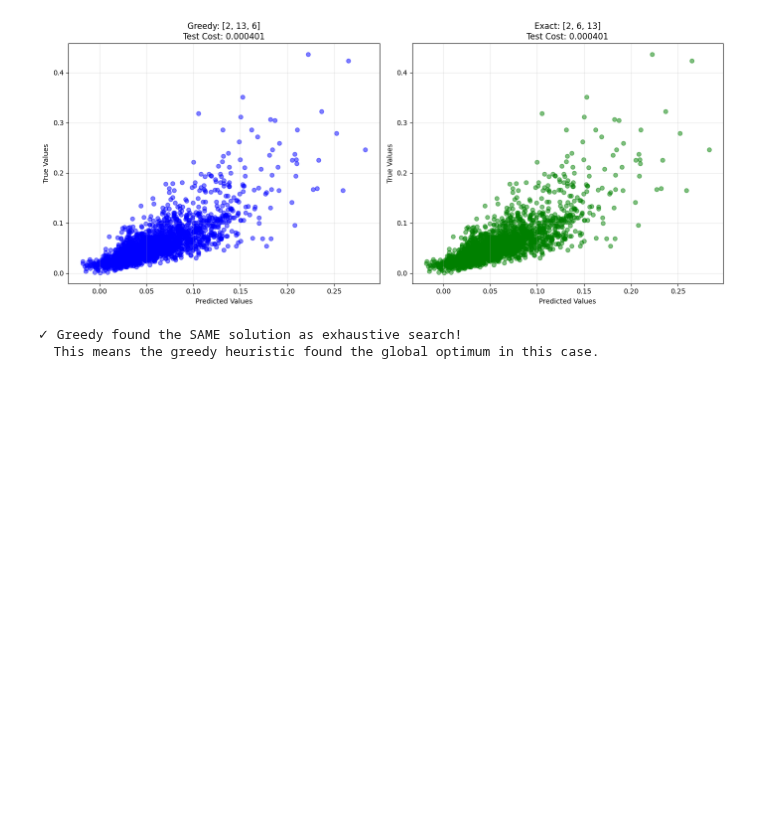
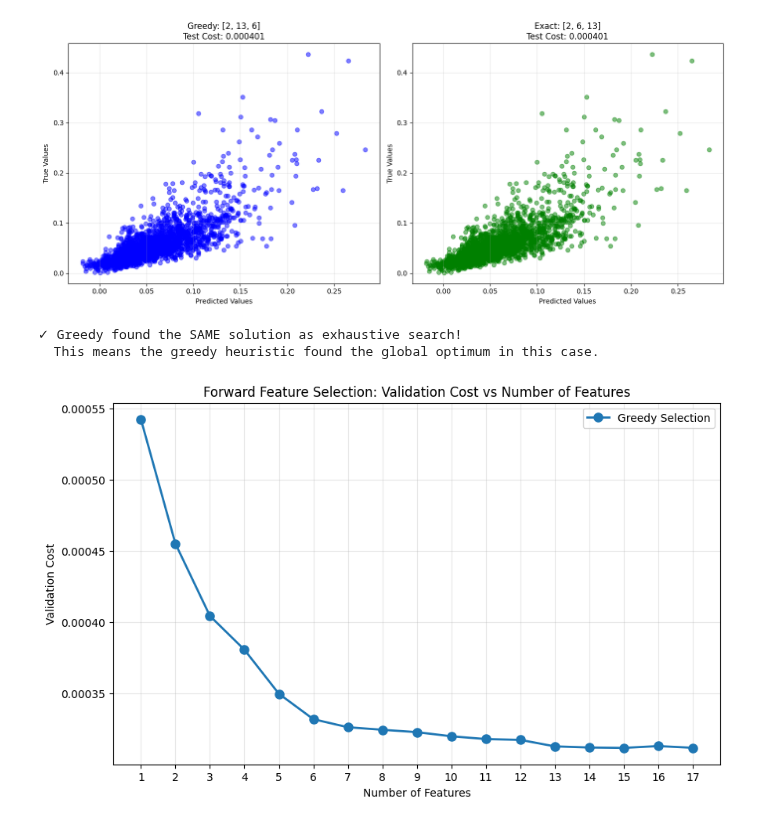
Before and after one commit to Evyatar-shaked/dani-and-evyatar-ML, a Jupyter notebook: HW2/hw2.ipynb, the cells around one changed output. Cells and saved outputs as stored; diff of their text form; code cells hidden in the pictures; blank space fills up the shorter version.

```diff
--- a/HW2/hw2.ipynb
+++ b/HW2/hw2.ipynb
@@ -856,3 +852,23 @@ Difference:         0.000000
 [figure]
 ✓ Greedy found the SAME solution as exhaustive search!
   This means the greedy heuristic found the global optimum in this case.
+# %%
+selected_features, validation_costs = forward_feature_selection(
+    X_train, y_train, X_val, y_val,
+    alpha=best_alpha,
+    num_iter=20000,
+    max_features= 17  # Stopping condition: exactly 3 features
+)
+
+# Visualize the improvement
+plt.figure(figsize=(10, 6))
+plt.plot(range(1, len(validation_costs) + 1), validation_costs, marker='o', linewidth=2, markersize=8, label='Greedy Selection')
+plt.xlabel('Number of Features')
+plt.ylabel('Validation Cost')
+plt.title('Forward Feature Selection: Validation Cost vs Number of Features')
+plt.grid(True, alpha=0.3)
+plt.xticks(range(1, len(validation_costs) + 1))
+plt.legend()
+plt.show()
+# %% [output]
+[figure, added]
```
Also changed, not shown: parts of 3 cells of this notebook.
